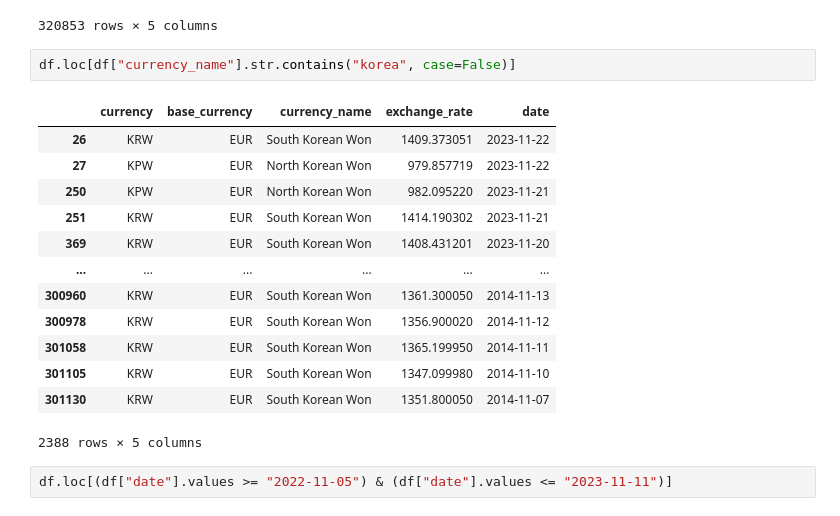
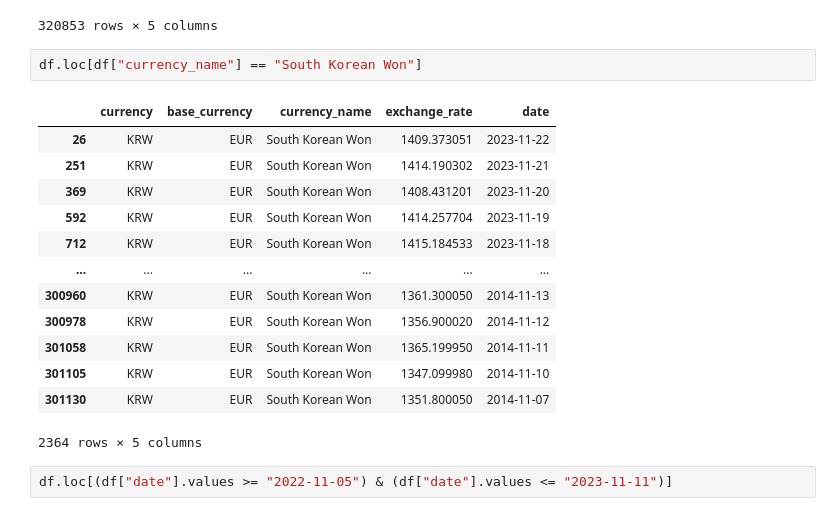
Before and after one commit to Yeomdongsu/YH-semi_final-forex-exchange-rate, a Jupyter notebook: forex_exchange_rate.ipynb, the cells around one changed output. Saved outputs shown, nothing was run; the diff lists cells and outputs as text.

```diff
--- a/forex_exchange_rate.ipynb
+++ b/forex_exchange_rate.ipynb
@@ -107,21 +131,21 @@ df
 | 320852 | AUD | EUR | Australian Dollar | 1.723700 | 2004-08-30 |
 320853 rows × 5 columns
 # %%
-df.loc[df["currency_name"].str.contains("korea", case=False)]
+df.loc[df["currency_name"] == "South Korean Won"]
 # %% [output]
 |  | currency | base_currency | currency_name | exchange_rate | date |
 | 26 | KRW | EUR | South Korean Won | 1409.373051 | 2023-11-22 |
-| 27 | KPW | EUR | North Korean Won | 979.857719 | 2023-11-22 |
-| 250 | KPW | EUR | North Korean Won | 982.095220 | 2023-11-21 |
 | 251 | KRW | EUR | South Korean Won | 1414.190302 | 2023-11-21 |
 | 369 | KRW | EUR | South Korean Won | 1408.431201 | 2023-11-20 |
+| 592 | KRW | EUR | South Korean Won | 1414.257704 | 2023-11-19 |
+| 712 | KRW | EUR | South Korean Won | 1415.184533 | 2023-11-18 |
 | ... | ... | ... | ... | ... | ... |
 | 300960 | KRW | EUR | South Korean Won | 1361.300050 | 2014-11-13 |
 | 300978 | KRW | EUR | South Korean Won | 1356.900020 | 2014-11-12 |
 | 301058 | KRW | EUR | South Korean Won | 1365.199950 | 2014-11-11 |
 | 301105 | KRW | EUR | South Korean Won | 1347.099980 | 2014-11-10 |
 | 301130 | KRW | EUR | South Korean Won | 1351.800050 | 2014-11-07 |
-2388 rows × 5 columns
+2364 rows × 5 columns
 # %%
 df.loc[(df["date"].values >= "2022-11-05") & (df["date"].values <= "2023-11-11")]
 # %% [output]
```
Also changed, not shown: parts of 29 cells of this notebook, 1 other file.
